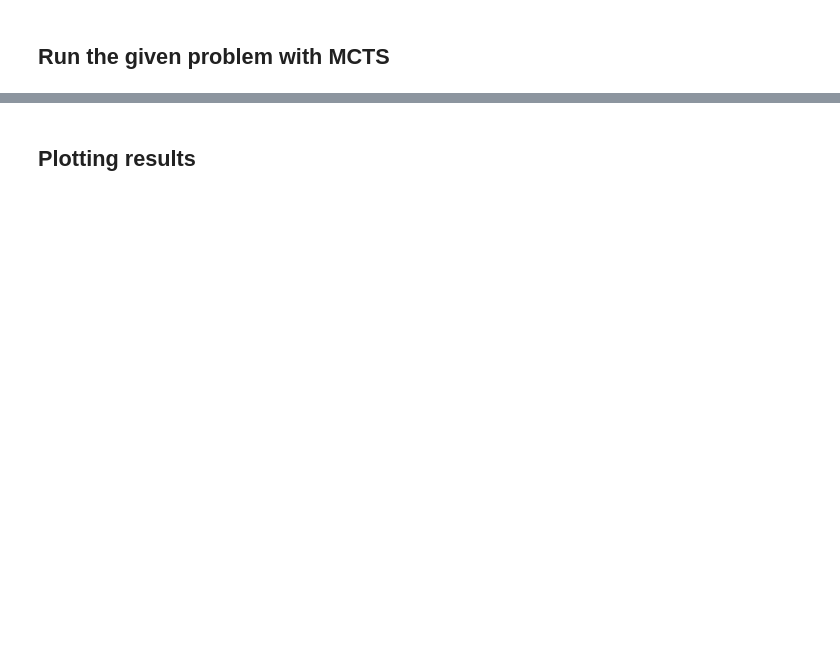
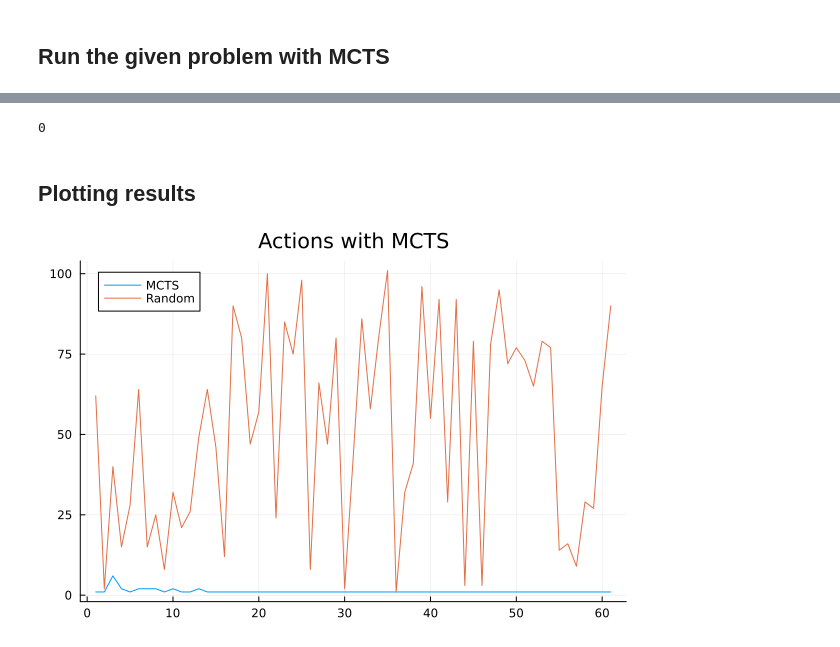
Before and after one commit to GigaVoltFlash/AA228-Final-Project, a Jupyter notebook: dev-anshuk/integrated_problem.ipynb, the cells around one changed output, grey strips where cells are left out. Saved outputs shown, nothing was run; the diff lists cells and outputs as text; code cells hidden in the pictures; blank space fills up the shorter version.

```diff
--- a/dev-anshuk/integrated_problem.ipynb
+++ b/dev-anshuk/integrated_problem.ipynb
@@ -112,12 +112,15 @@ n+1 -> Image target n
 A = 1:n_targets+1
 reward_total = 0
 state_list = []
+action_list = []
 for t = 0:60
     global state
     state_copy = copy(state)
     push!(state_list, state_copy)
-    state, reward = TR(state, rand(A))
+    action = rand(A)
+    push!(action_list, action)
+    state, reward = TR(state, action)
     reward_total += reward
 end
-println(reward_total)
+println("Final reward: ", reward_total)
 # %% [output]
@@ -151,18 +138,20 @@ target_list, n_targets = create_target_list("../src/obs_site.csv")
 state = State(x0, y0, dydt, alt, attitude, target_list, zeros(n_targets))
 
 action_space =  1:n_targets+1
+
+# discount factor for the MDP problem
 gamma = 0.95
 
-# reward model is not needed because TR does it
 # simulation count
-m = 10
+m = 200
 
 # exploration constant
-c = 1
+# picked a random value for now
+c = 0.9
 
 # depths
 d = 10
-d_r = 3
+d_r = 5
 
 Q = Dict{Tuple{State, Int}, Float64}()
 N = Dict{Tuple{State, Int}, Int}()
@@ -174,6 +163,7 @@ mcts_run = MonteCarloTreeSearch(P, N, Q, d, d_r, m, c, U)
 
 reward_total = 0
 state_list_mcts = []
+action_list_mcts = []
 for t = 0:60
     # Push to the full list
     state_copy = copy(state)
@@ -181,17 +171,20 @@ for t = 0:60
 
     # Run MCTS
     state_for_mcts = copy(state)
-    println("MCTS state before it runs")
-    println(state_for_mcts)
+    # println("MCTS observed before it runs")
+    # println(state_for_mcts.observed_list)
     mcts_action = mcts_run(state_for_mcts)
-    println("MCTS state after it runs")
-    println(state_for_mcts)
+    # println("MCTS observed after it runs")
+    # println(state_for_mcts.observed_list)
 
     # Use the action
     println("Action being taken")
     println(mcts_action)
+    push!(action_list_mcts, mcts_action)
+    println("State observed list")
+    println(state.observed_list)
     state, reward = TR(state, mcts_action)
     reward_total += reward
 end
-println(reward_total)
+println("Final reward: ", reward_total)
 # %% [output]
@@ -233,3 +208,7 @@ Out of slew range. Doing nothing.
+# %%
+reward_total
+# %% [output]
+0
 # %% [markdown]
 ## Plotting results
 # %%
@@ -256,4 +235,9 @@ for i in 1:length(state_list_mcts)
     push!(x_angle_list_mcts, state_list_mcts[i].attitude[1])
     push!(y_angle_list_mcts, state_list_mcts[i].attitude[2])
 end
+# %%
+plot(index, action_list_mcts, title="Actions with MCTS", label="MCTS")
+plot!(index, action_list, label="Random")
+# %% [output]
+[figure, added]
 # %%
```
Also changed, not shown: parts of 7 cells of this notebook, 1 other file.
